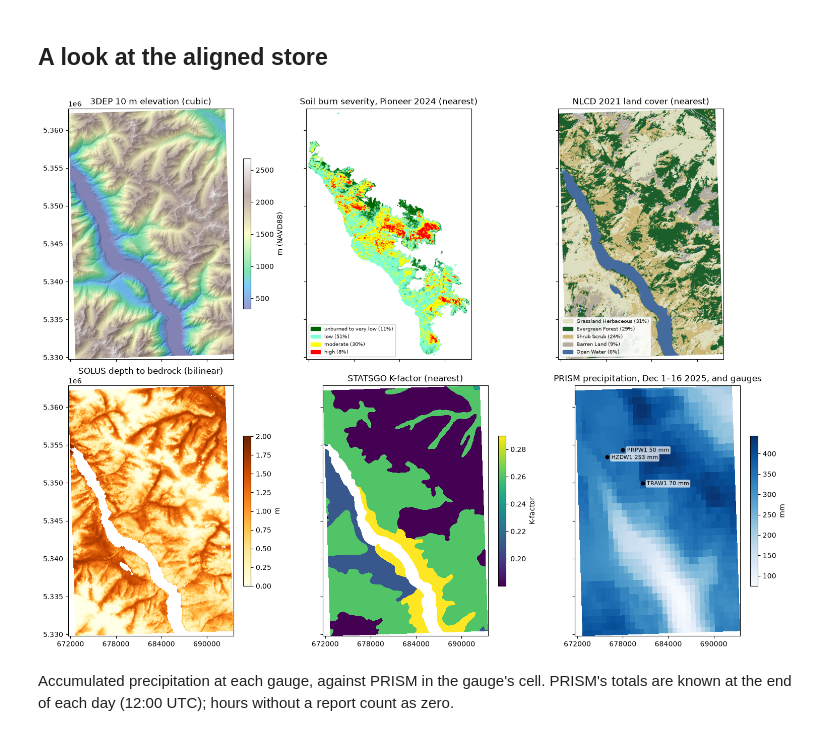
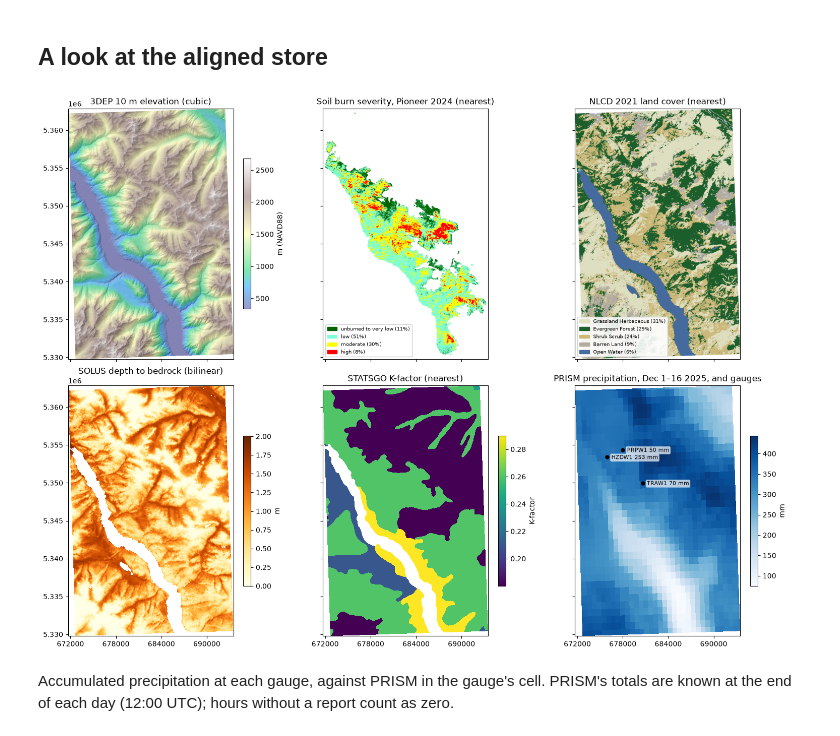
Before and after one commit to gaia-hazlab/gaia-cli, a Jupyter notebook: examples/pioneer-landlab.ipynb, the cells around one changed output. Drawn from its saved outputs; the diff is of its cells as text; code cells hidden in the pictures.

```diff
--- a/examples/pioneer-landlab.ipynb
+++ b/examples/pioneer-landlab.ipynb
@@ -123,8 +132,8 @@ landlab_dir = "/tmp/pioneer-landlab"         # Landlab needs local files
 # Kopah (Ceph) S3 access. obstore needs the endpoint explicitly, and path-style requests.
 # Anything under scratch/public/ is anonymously readable, so no credentials needed
 s3gaia = S3Store(
-    bucket="gaia",
-    prefix=aligned_zarr.removeprefix("s3://gaia/"),
+    bucket="gaia-scratch",
+    prefix=aligned_zarr.removeprefix("s3://gaia-scratch/"),
     endpoint="https://s3.kopah.uw.edu",
     region="us-west-2",  # not actually used with kopah
     virtual_hosted_style_request=False,
@@ -172,13 +188,13 @@ def categories(da, min_share=0.005, by_share=True):
 
 elevation = dt["dem/usgs10m"].elevation
 soil = dt["soil/solus100"]
-prism = dt["rasters/prism"].sel(time=slice("2025-12-01", "2025-12-16"))
-precip = prism.precipitation.sum("time", min_count=1)
+prism = dt["rasters/prism"].to_dataset().sel(time=slice("2025-12-01", "2025-12-16"))
+precip = prism.cf["precipitation"].sum("time", min_count=1)
 
 # Gauge totals over the same PRISM days (12:00 UTC to 12:00 UTC)
 t0, t1 = prism.time_bounds.values[0, 0], prism.time_bounds.values[-1, 1]
 hourly = stations.to_grid(dt["stations/synoptic"].to_dataset(), freq="1h", how="sum")
-gauge_total = hourly.precipitation.sel(time=slice(t0 + np.timedelta64(1, "h"), t1)).sum("time", min_count=1)
+gauge_total = hourly.cf["precipitation"].sel(time=slice(t0 + np.timedelta64(1, "h"), t1)).sum("time", min_count=1)
 xy = gpd.GeoSeries(hourly.geometry.values, crs="EPSG:4326").to_crs(precip.rio.crs)
 
 fig, axes = plt.subplots(2, 3, figsize=(15, 11), layout="constrained", sharex=True, sharey=True)
@@ -192,34 +208,36 @@ elevation.plot.imshow(ax=ax, cmap="terrain", alpha=0.5, cbar_kwargs={"label": "m
 ax.set_title("3DEP 10 m elevation (cubic)")
 
 # burn severity's classes are ordered, NLCD's are listed by area
 for ax, da, by_share, title in [
     (axes[0, 1], dt["rasters/burn-severity"].burn_severity, False, "Soil burn severity, Pioneer 2024 (nearest)"),
     (axes[0, 2], dt["rasters/nlcd"].landcover, True, "NLCD 2021 land cover (nearest)"),
 ]:
     rgba, handles = categories(da, by_share=by_share)
     ax.imshow(rgba, extent=extent)
     ax.legend(handles=handles, loc="lower left", fontsize=7, framealpha=0.9)
     ax.set_title(title)
+    # A hidden colorbar takes the same room as the other panels' colorbars, so the grid lines up
+    fig.colorbar(plt.cm.ScalarMappable(), ax=ax, shrink=0.6).ax.set_visible(False)
 
 (soil.anylithicdpt / 100).plot.imshow(ax=axes[1, 0], cmap="YlOrBr", cbar_kwargs={"label": "m", "shrink": 0.6})
 axes[1, 0].set_title("SOLUS depth to bedrock (bilinear)")
 dt["soil/statsgo"].kffact.plot.imshow(ax=axes[1, 1], cmap="viridis", cbar_kwargs={"label": "K-factor", "shrink": 0.6})
 axes[1, 1].set_title("STATSGO K-factor (nearest)")
 
 ax = axes[1, 2]
 precip.plot.imshow(ax=ax, cmap="Blues", cbar_kwargs={"label": "mm", "shrink": 0.6})
 ax.scatter(xy.x, xy.y, c="k", s=25)
 for px, py, sid, total in zip(xy.x, xy.y, hourly.station.values, gauge_total.values):
     label = f"{sid} {total:.0f} mm" if np.isfinite(total) else f"{sid} (no reports)"
     ax.annotate(label, (px, py), xytext=(6, -3), textcoords="offset points", fontsize=8,
                 bbox=dict(boxstyle="round,pad=0.2", fc="white", alpha=0.7, lw=0))
 ax.set_title("PRISM precipitation, Dec 1–16 2025, and gauges")
 
 for ax in axes.flat:
     ax.set(xlabel="", ylabel="", aspect="equal", xlim=extent[:2], ylim=extent[2:])
     ax.xaxis.set_major_locator(plt.MaxNLocator(4))
 # %% [output]
-[figure, old version]
+[figure, new version]
 # %% [markdown]
 Accumulated precipitation at each gauge, against PRISM in the gauge's cell. PRISM's totals are known at the end of each day (12:00 UTC); hours without a report count as zero.
 # %%
```
Also changed, not shown: parts of 4 cells of this notebook.
